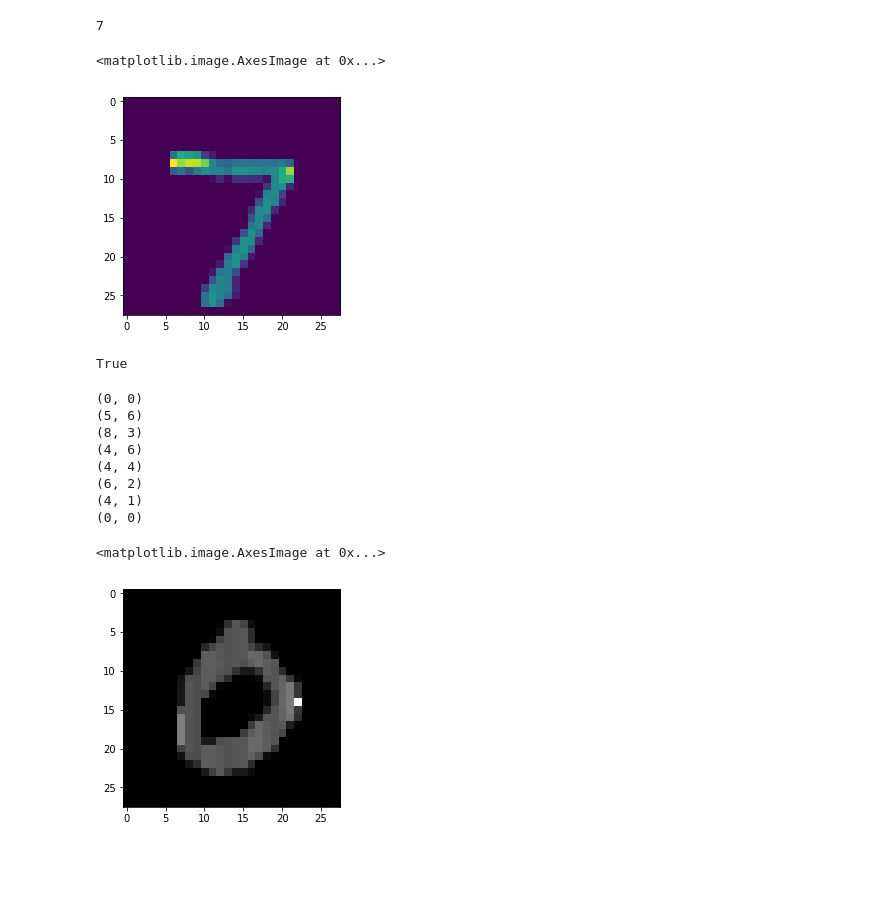
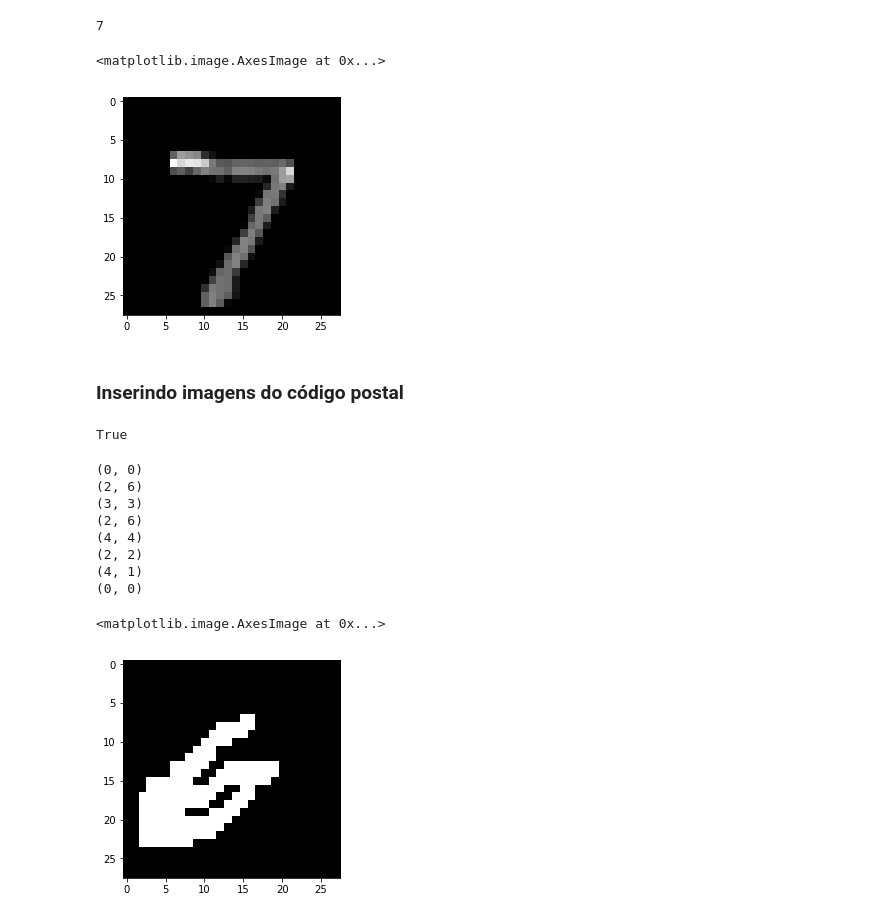
Before and after one commit to rodrigo-fss/pdi, a Jupyter notebook: Leitor_Nota/image_classificator.ipynb, the cells around one changed output. Cells and saved outputs as stored; diff of their text form; code cells hidden in the pictures; blank space fills up the shorter version.

Commit message:
improving image processing for character recognition

```diff
--- a/Leitor_Nota/image_classificator.ipynb
+++ b/Leitor_Nota/image_classificator.ipynb
@@ -44,8 +45,10 @@ print(np.argmax(predictions[0]))
 # %% [output]
 7
 # %%
-plt.imshow(x_test[0])
+plt.imshow(x_test[0], cmap='gray')
 #print(x_test[0])
 # %% [output]
 <matplotlib.image.AxesImage at 0x...>
-[figure, old version]
+[figure, new version]
+# %% [markdown]
+### Inserindo imagens do código postal
@@ -52,10 +63,29 @@ plt.imshow(x_test[0])
 # %%
-import cv2
-img1_0 = cv2.resize(cv2.imread('test_ml/1.jpg', cv2.IMREAD_GRAYSCALE), (28, 28))
-img2_6 = cv2.resize(cv2.imread('test_ml/2.jpg', cv2.IMREAD_GRAYSCALE), (28, 28))
-img3_3 = cv2.resize(cv2.imread('test_ml/3.jpg', cv2.IMREAD_GRAYSCALE), (28, 28))
-img4_6 = cv2.resize(cv2.imread('test_ml/4.jpg', cv2.IMREAD_GRAYSCALE), (28, 28))
-img5_4 = cv2.resize(cv2.imread('test_ml/5.jpg', cv2.IMREAD_GRAYSCALE), (28, 28))
-img6_2 = cv2.resize(cv2.imread('test_ml/6.jpg', cv2.IMREAD_GRAYSCALE), (28, 28))
-img7_1 = cv2.resize(cv2.imread('test_ml/7.jpg', cv2.IMREAD_GRAYSCALE), (28, 28))
-img8_0 = cv2.resize(cv2.imread('test_ml/8.jpg', cv2.IMREAD_GRAYSCALE), (28, 28))
+img1_0 = cv2.imread('test_ml/1.jpg', cv2.IMREAD_GRAYSCALE)
+img2_6 = cv2.imread('test_ml/2.jpg', cv2.IMREAD_GRAYSCALE)
+img3_3 = cv2.imread('test_ml/3.jpg', cv2.IMREAD_GRAYSCALE)
+img4_6 = cv2.imread('test_ml/4.jpg', cv2.IMREAD_GRAYSCALE)
+img5_4 = cv2.imread('test_ml/5.jpg', cv2.IMREAD_GRAYSCALE)
+img6_2 = cv2.imread('test_ml/6.jpg', cv2.IMREAD_GRAYSCALE)
+img7_1 = cv2.imread('test_ml/7.jpg', cv2.IMREAD_GRAYSCALE)
+img8_0 = cv2.imread('test_ml/8.jpg', cv2.IMREAD_GRAYSCALE)
+
+img1_0 = trataImg(img1_0)
+img2_6 = trataImg(img2_6)
+img3_3 = trataImg(img3_3)
+img4_6 = trataImg(img4_6)
+img5_4 = trataImg(img5_4)
+img6_2 = trataImg(img6_2)
+img7_1 = trataImg(img7_1)
+img8_0 = trataImg(img8_0)
+
+cv2.imwrite('test_ml/img1_te.jpg', img1_0)
+cv2.imwrite('test_ml/img2_te.jpg', img2_6)
+cv2.imwrite('test_ml/img3_te.jpg', img3_3)
+cv2.imwrite('test_ml/img4_te.jpg', img4_6)
+cv2.imwrite('test_ml/img5_te.jpg', img5_4)
+cv2.imwrite('test_ml/img6_te.jpg', img6_2)
+cv2.imwrite('test_ml/img7_te.jpg', img7_1)
+cv2.imwrite('test_ml/img8_te.jpg', img8_0)
+# %% [output]
+True
@@ -77,21 +92 @@ img8_0 = cv2.resize(cv2.imread('test_ml/8.jpg', cv2.IMREAD_GRAYSCALE), (28, 28))
-# %%
-img1_0_t = trataImg(img1_0)
-img2_6_t = trataImg(img2_6)
-img3_3_t = trataImg(img3_3)
-img4_6_t = trataImg(img4_6)
-img5_4_t = trataImg(img5_4)
-img6_2_t = trataImg(img6_2)
-img7_1_t = trataImg(img7_1)
-img8_0_t = trataImg(img8_0)
-
-# cv2.imwrite('test_ml/img1_t.jpg', img1_0_t)
-# cv2.imwrite('test_ml/img2_t.jpg', img2_6_t)
-# cv2.imwrite('test_ml/img3_t.jpg', img3_3_t)
-# cv2.imwrite('test_ml/img4_t.jpg', img4_6_t)
-# cv2.imwrite('test_ml/img5_t.jpg', img5_4_t)
-# cv2.imwrite('test_ml/img6_t.jpg', img6_2_t)
-# cv2.imwrite('test_ml/img7_t.jpg', img7_1_t)
-# cv2.imwrite('test_ml/img8_t.jpg', img8_0_t)
-# %% [output]
-True
 # %%
@@ -118,18 +104,18 @@ y_test = [0, 6, 3, 6, 4, 2, 1, 0]
 # %%
 predictions = new_model.predict([x_test_p])
 for i in range(len(predictions)):
-    print(np.argmax(predictions[i]), y_test[i])
+    print(np.argmax(predictions[i]), y_test_p[i])
 # %% [output]
 (0, 0)
-(5, 6)
-(8, 3)
-(4, 6)
+(2, 6)
+(3, 3)
+(2, 6)
 (4, 4)
-(6, 2)
+(2, 2)
 (4, 1)
 (0, 0)
 # %%
-plt.imshow(x_test[3],cmap='gray')
+plt.imshow(x_test_p[3],cmap='gray')
 # %% [output]
 <matplotlib.image.AxesImage at 0x...>
-[figure, old version]
+[figure, new version]
```
Also changed, not shown: parts of 13 cells of this notebook, 8 other files.
